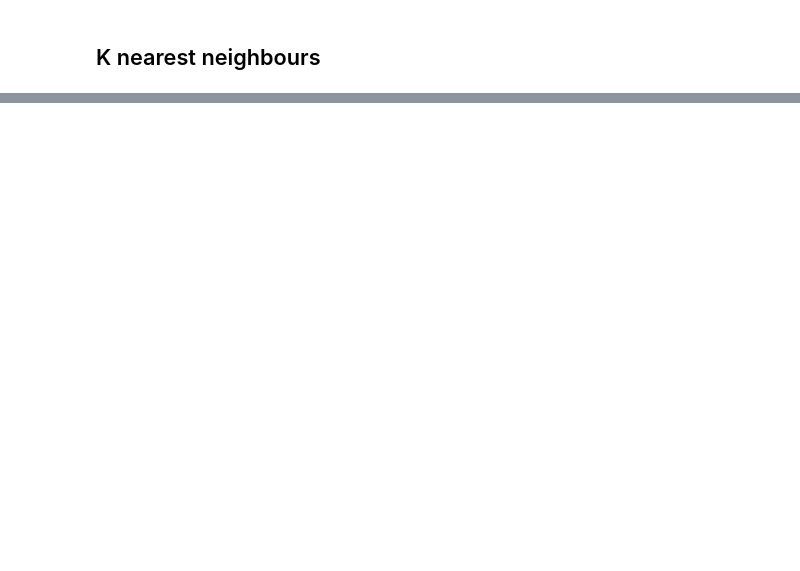
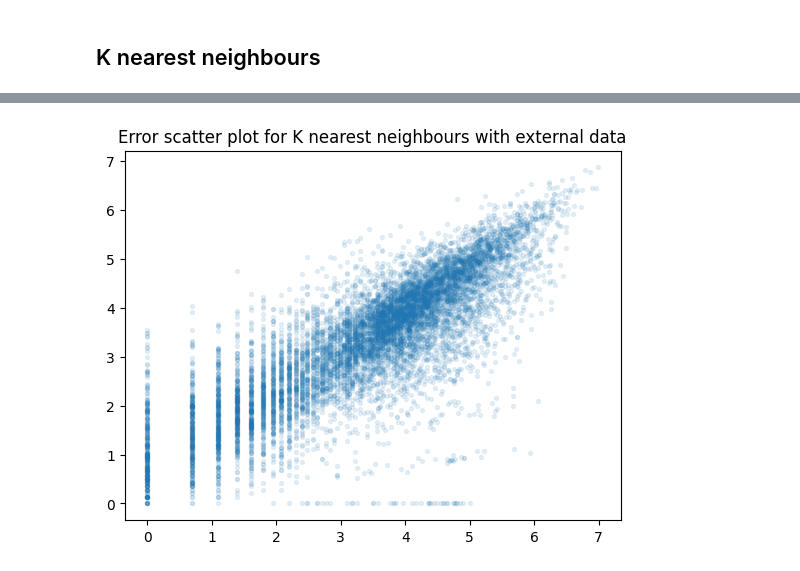
Before and after one commit to stlbnmaria/PythonForDS_Project, a Jupyter notebook: modeling/KNN/KNN.ipynb, the cells around one changed output, grey strips where cells are left out. Cells and saved outputs as stored; diff of their text form; code cells hidden in the pictures; blank space fills up the shorter version.

```diff
--- a/modeling/KNN/KNN.ipynb
+++ b/modeling/KNN/KNN.ipynb
@@ -76,2 +82,4 @@ problem.week_plot(X_test, y_pred_test, y_test, "K nearest neighbours")
 # %%
-problem.error_plot(y_pred_test, y_test, "K nearest neighbours")
+problem.error_plot(y_pred_test, y_test, "K nearest neighbours with external data")
+# %% [output]
+[figure, added]
```
Also changed, not shown: parts of 10 cells of this notebook.
